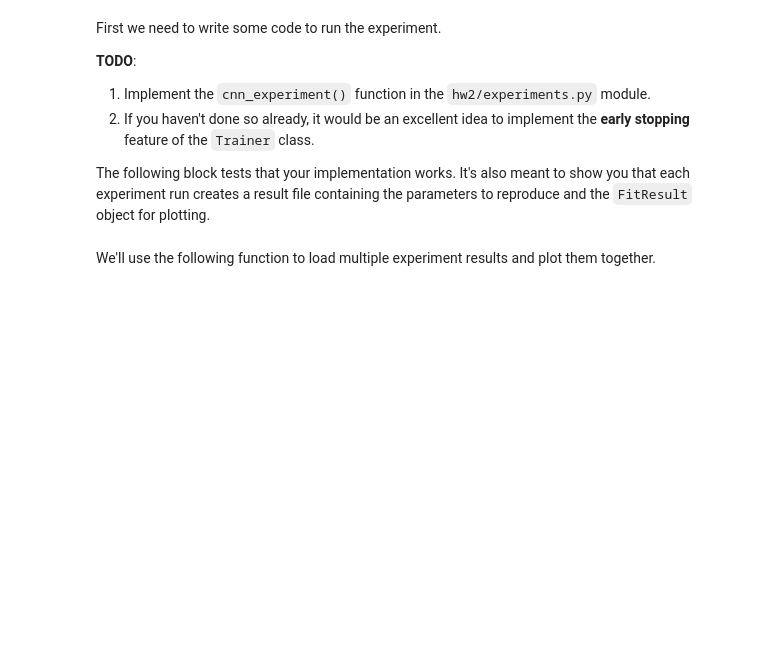
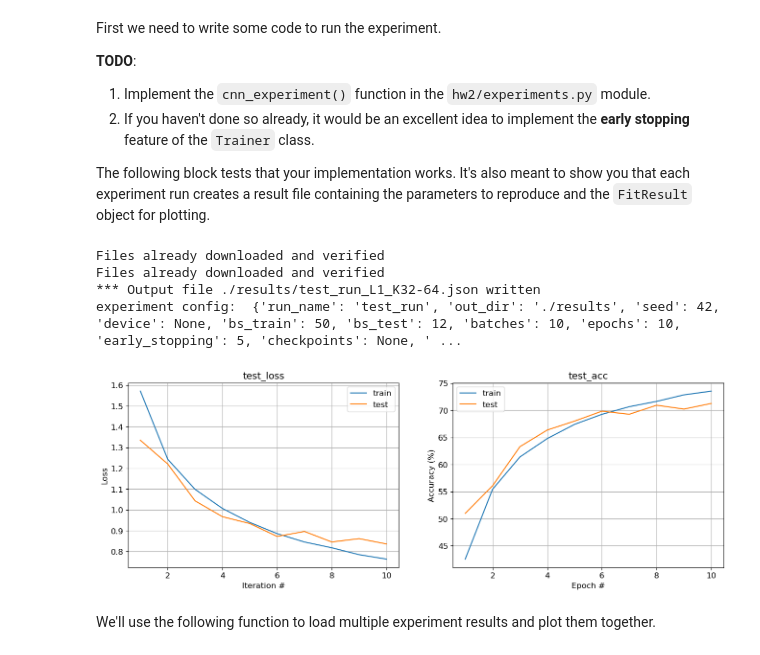
Before and after one commit to AviaAvraham1/Deep-Learning, a Jupyter notebook: hw2/Part5_CNN_Experiments.ipynb, the cells around one changed output. Cells and saved outputs as stored; diff of their text form; code cells hidden in the pictures; blank space fills up the shorter version.

```diff
--- a/hw2/Part5_CNN_Experiments.ipynb
+++ b/hw2/Part5_CNN_Experiments.ipynb
@@ -138,31 +138,27 @@ The following block tests that your implementation works. It's also meant to sho
 # %%
 from hw2.experiments import load_experiment, cnn_experiment
 from cs236781.plot import plot_fit
 
 # Test experiment1 implementation on a few data samples and with a small model
-# cnn_experiment(
-#     'test_run',
-#     seed=seed,
-#     bs_train=256,              # Increased batch size
-#     batches=20,                # Adjusted to match the batch size
-#     epochs=20,                 # Increased epochs for smoother convergence
-#     early_stopping=5,
-#     filters_per_layer=[32],    # Simplified to a single filter size
-#     layers_per_block=1,
-#     pool_every=2,              # Increased pooling frequency
-#     hidden_dims=[100, 10],
-#     lr=0.001,                  # Increased learning rate
-#     reg=0.01,
-#     model_type='resnet',
-# )
+cnn_experiment(
+    'test_run', seed=seed, bs_train=50, batches=10, epochs=10, early_stopping=5,
+    filters_per_layer=[32,64], layers_per_block=1, pool_every=1, hidden_dims=[100],
+    model_type='resnet',
+)
 
-# # There should now be a file 'test_run.json' in your `results/` folder.
-# # We can use it to load the results of the experiment.
-# cfg, fit_res = load_experiment('results/test_run_L1_K32-64.json')
-# _, _ = plot_fit(fit_res, train_test_overlay=True)
+# There should now be a file 'test_run.json' in your `results/` folder.
+# We can use it to load the results of the experiment.
+cfg, fit_res = load_experiment('results/test_run_L1_K32-64.json')
+_, _ = plot_fit(fit_res, train_test_overlay=True)
 
-# # And `cfg` contains the exact parameters to reproduce it
-# print('experiment config: ', cfg)
+# And `cfg` contains the exact parameters to reproduce it
+print('experiment config: ', cfg)
+# %% [output]
+Files already downloaded and verified
+Files already downloaded and verified
+*** Output file ./results/test_run_L1_K32-64.json written
+experiment config:  {'run_name': 'test_run', 'out_dir': './results', 'seed': 42, 'device': None, 'bs_train': 50, 'bs_test': 12, 'batches': 10, 'epochs': 10, 'early_stopping': 5, 'checkpoints': None, ' ...
+[figure, added]
 # %% [markdown]
 We'll use the following function to load multiple experiment results and plot them together.
 # %%
```
Also changed, not shown: parts of 12 cells of this notebook, 17 other files.
